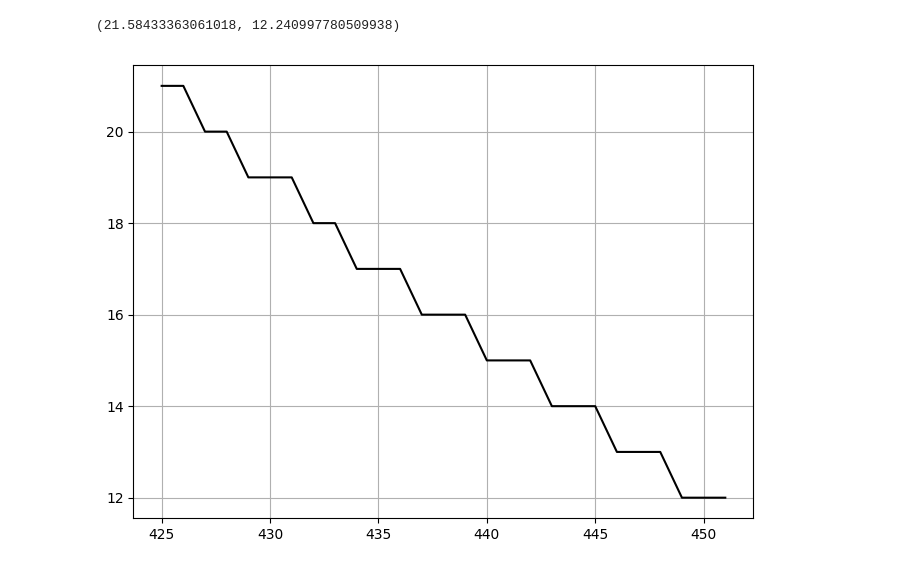
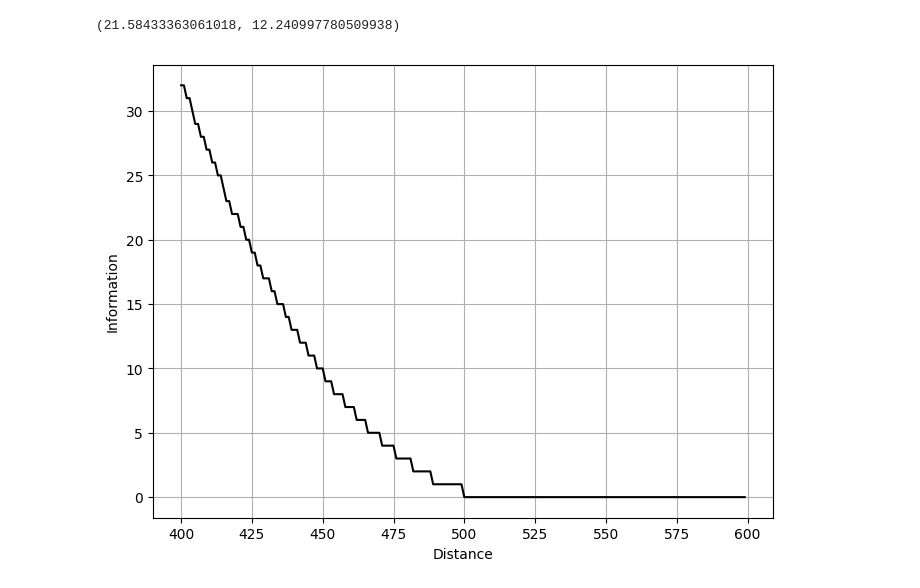
Before and after one commit to msbrogli/sdm-framework, a Jupyter notebook: docs/notebooks/Weighted operations using information.ipynb, the cells around one changed output. Cells and saved outputs as stored; diff of their text form; code cells hidden in the pictures.

```diff
--- a/docs/notebooks/Weighted operations using information.ipynb
+++ b/docs/notebooks/Weighted operations using information.ipynb
@@ -14,3 +14,8 @@ def fn(d):
 d = range(1001)
 # %%
 p = [fn(x) for x in d]
+# %%
+intp = [0]
+for idx, x in enumerate(p):
+    intp.append(intp[idx] + x)
+intp = intp[1:]
@@ -17,5 +42,7 @@ p = [fn(x) for x in d]
 # %%
 I = [-log(x)/log(2) for x in p]
+# %%
+intI = [-log(x)/log(2) for x in intp]
 # %%
 I[425], I[451]
 # %% [output]
@@ -23,8 +50,11 @@ I[425], I[451]
 # %%
 plt.figure(figsize=(8, 6), dpi=100)
 d_max = 451
-plt.plot(d[425:d_max+1], [int(x) for x in I][425:d_max+1], 'k')
+#plt.plot(d[425:d_max+1], [int(x) for x in intI][425:d_max+1], 'k')
+plt.plot(d[400:600], [int(x) for x in intI][400:600], 'k')
 plt.grid()
+plt.xlabel('Distance')
+plt.ylabel('Information');
 #plt.axis([0, 1000, 0, 1000]);
 # %% [output]
-[figure, old version]
+[figure, new version]
```
Also changed, not shown: parts of 1 cell of this notebook, 3 other files.
